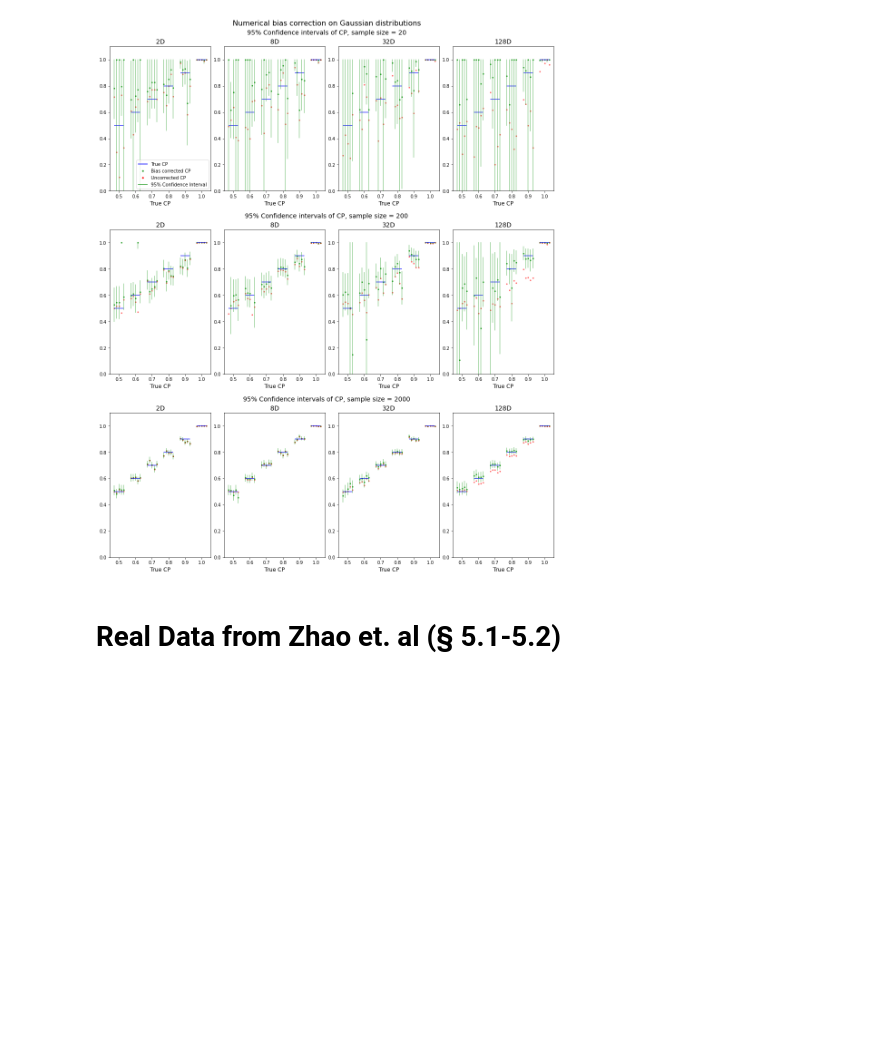
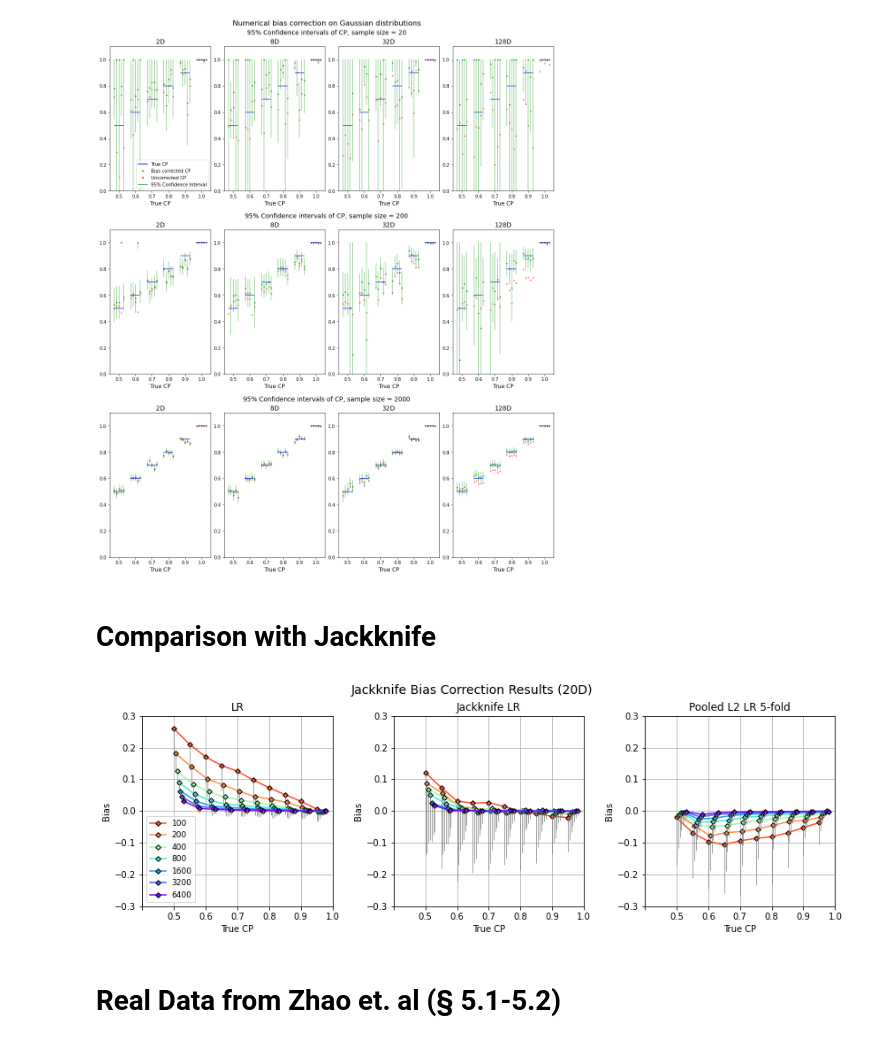
Before and after one commit to JianingF/POP-CP, a Jupyter notebook: POP-CP/clean_plots.ipynb, the cells around one changed output. Drawn from its saved outputs; the diff is of its cells as text; code cells hidden in the pictures; blank space fills up the shorter version.

```diff
--- a/POP-CP/clean_plots.ipynb
+++ b/POP-CP/clean_plots.ipynb
@@ -220,3 +298,5 @@ plt.show()
 fig.savefig('clean_bias_correction.pdf')
 # %% [output]
 [figure]
+# %% [markdown]
+# Comparison with Jackknife
@@ -223,3 +313,53 @@ fig.savefig('clean_bias_correction.pdf')
+# %%
+jack_comparison = {}
+# %%
+sample_sizes = [100, 200, 400, 800, 1600, 3200, 6400]
+methods = ['lr', 'jack', 'lr_5fold']
+methods_indices = [0,2,5]
+for method, method_index in zip(methods, methods_indices):
+    for ss_index in range(7):
+        jack_comparison[method, sample_sizes[ss_index]] = []
+        for tCP_index in range(10):
+            CPs = np.empty(200)
+            for kMC in range(200):
+                CPs[kMC] = jackknife[cpea[method_index][tCP_index][ss_index][kMC]][()]
+            jack_comparison[method, sample_sizes[ss_index]].append([0.5+0.05*tCP_index, np.mean(CPs), np.var(CPs)])
+        jack_comparison[method, sample_sizes[ss_index]] = np.array(jack_comparison[method, sample_sizes[ss_index]])
+# %%
+import matplotlib
+fig, axs = plt.subplots(1,3, figsize=(12,4))
+fig.suptitle('Jackknife Bias Correction Results (20D)', fontsize=14)
+
+methods = ['lr', 'jack', 'lr_5fold']
+titles = ['LR', 'Jackknife LR', 'Pooled L2 LR 5-fold']
+sample_sizes = [100, 200, 400, 800, 1600, 3200, 6400]
+cmap = matplotlib.cm.get_cmap('rainbow')
+colors = ['tab:blue', 'tab:blue', 'tab:blue', 'tab:blue', 'tab:blue', 'tab:blue', 'tab:blue']
+
+for ax, title, method in zip(axs, titles, methods):
+    ax.set_title(title, fontsize=12)
+    ax.grid(visible=True)
+    ax.set_xlim(0.4, 1)
+    ax.set_ylim(-0.3,0.3)
+    ax.set_xlabel('True CP')
+    ax.set_ylabel('Bias')
+    ax.set_aspect(1)
+    xticks = ax.xaxis.get_major_ticks()
+    xticks[0].label1.set_visible(False)
+
+    shift = 0
+    for sample_size, color in zip(sample_sizes, [0.9,0.81,0.55,0.38,0.22,0.13,0]):
+        tCP = jack_comparison[method, sample_size][:,0]
+        eCP = jack_comparison[method, sample_size][:,1]
+        SD = np.sqrt(jack_comparison[method, sample_size][:,2])
+        ax.plot(tCP + shift, eCP-tCP, color=cmap(color), marker='D', markersize=4, markeredgewidth=1, markeredgecolor='black', label=sample_size)
+        ax.vlines(tCP + shift, eCP-tCP-2*SD, eCP-tCP, color='gray', alpha=0.7, linewidth=1)
+        shift += 0.005
+axs[0].legend(prop={'size': 9})
+plt.tight_layout()
+fig.savefig('jack_comparison_new.pdf')
+# %% [output]
+[figure, added]
 # %% [markdown]
 # Real Data from Zhao et. al (§ 5.1-5.2)
 # %% [markdown]
```
Also changed, not shown: parts of 5 cells of this notebook, 1 other file.
